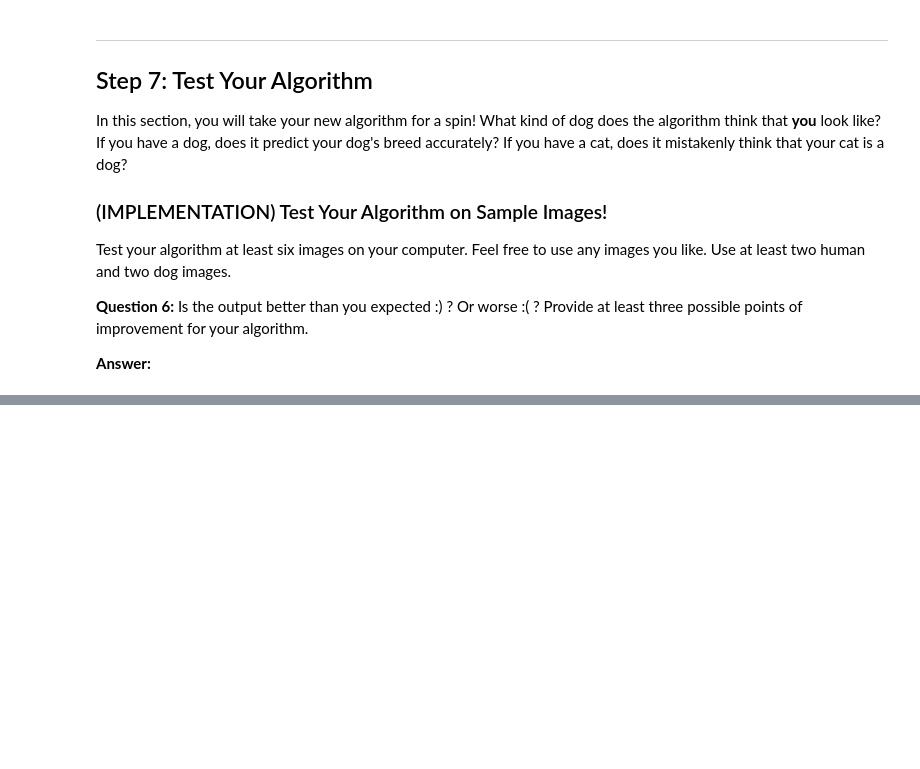
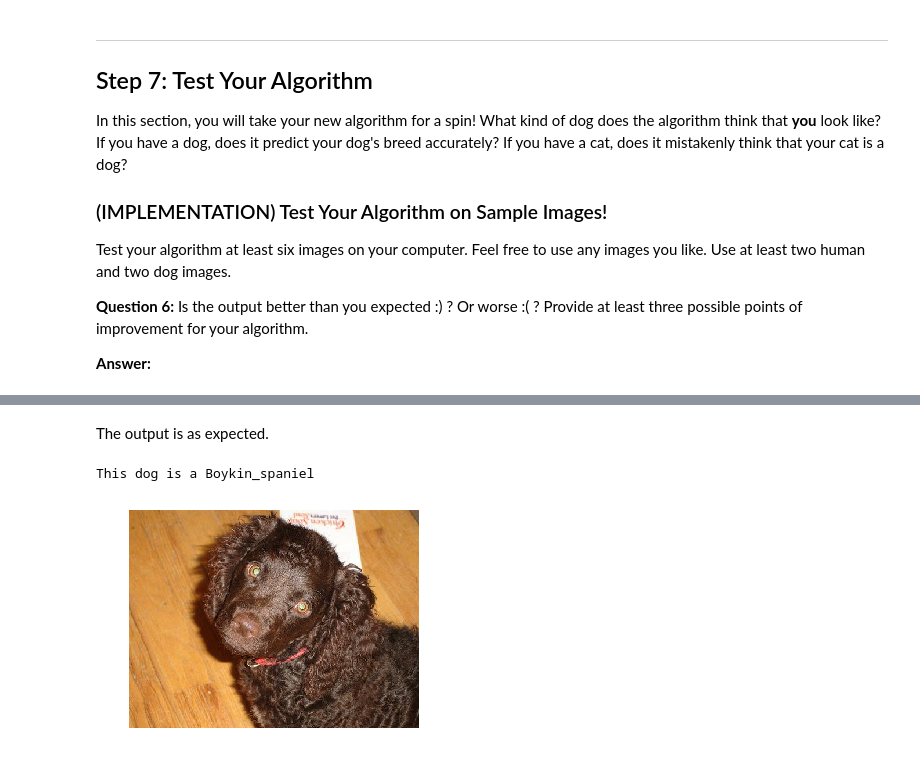
Before and after one commit to lucacerone/dog-project, a Jupyter notebook: dog_app.ipynb, the cells around one changed output, grey strips where cells are left out. Cells and saved outputs as stored; diff of their text form; code cells hidden in the pictures; blank space fills up the shorter version.

```diff
--- a/dog_app.ipynb
+++ b/dog_app.ipynb
@@ -639,0 +781,7 @@ __Answer:__
+# %% [markdown]
+The output is as expected.
+# %%
+breed = breed_predictor("images/American_water_spaniel_00648.jpg")
+# %% [output]
+This dog is a Boykin_spaniel
+[figure, added]
```
Also changed, not shown: parts of 37 cells of this notebook, 7 other files.
